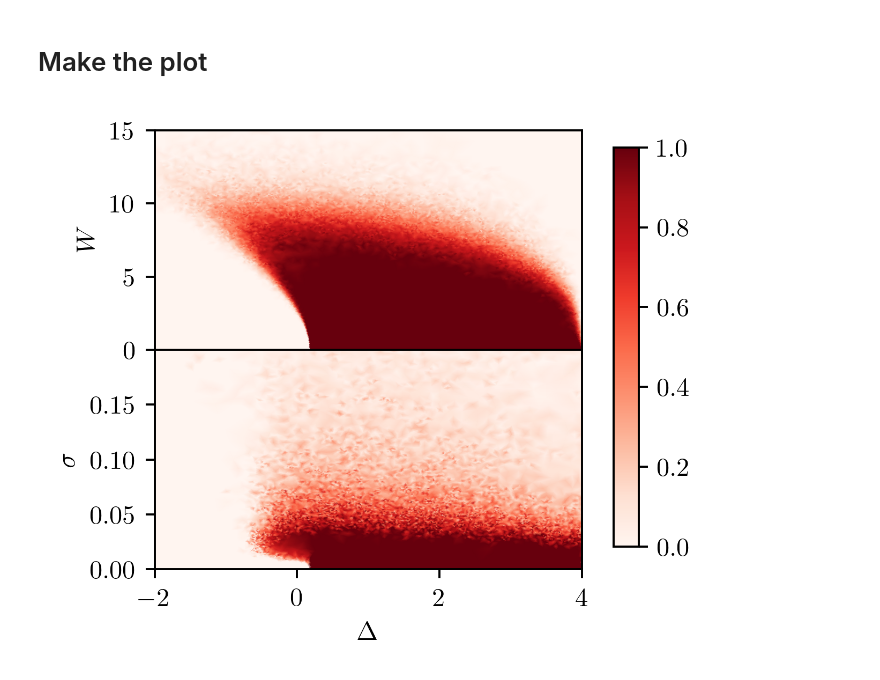
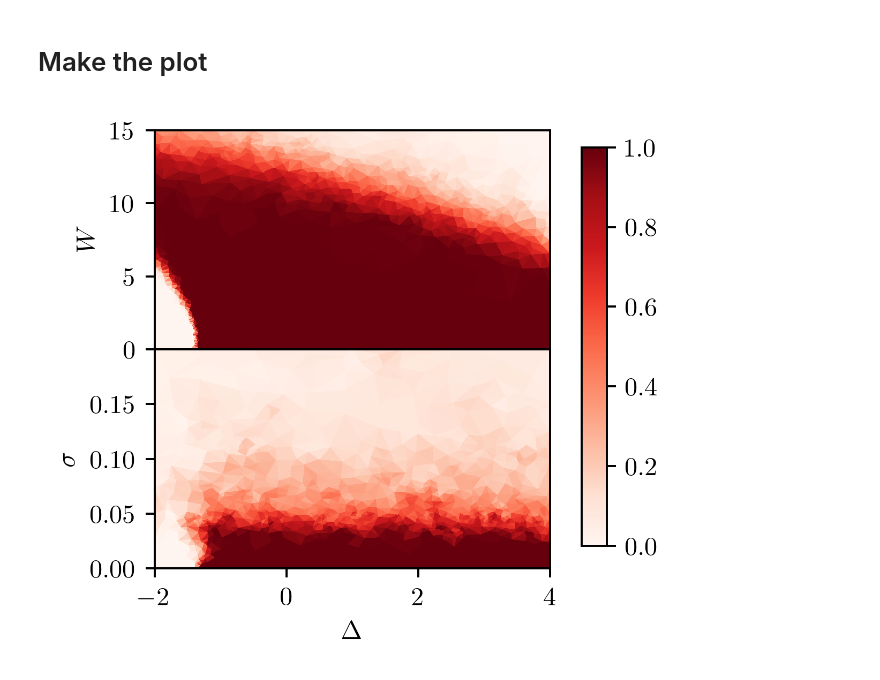
Before and after one commit to lauragoms/TAI-localizer, a Jupyter notebook: fig_2_version_2.ipynb, the cells around one changed output. Cells and saved outputs as stored; diff of their text form; code cells hidden in the pictures.

```diff
--- a/fig_2_version_2.ipynb
+++ b/fig_2_version_2.ipynb
@@ -45,7 +45,7 @@ aps_halfwidth = 3.375
 # %%
 # lattice parameters
 system_size = 10
-bond_distance = 1.3 / system_size
+bond_distance = 1.5 / system_size
 beta = 1
 sigma_bounds = (0.0, 0.2 / system_size)
 kappa_shift = 0
@@ -75,7 +75,7 @@ save = False
 
 def goal(l):
     # return l.loss() < 0.05  # continue until loss is small enough
-    return l.npoints > 10000  # continue until 1000 points
+    return l.npoints > 1000  # continue until 1000 points
 
 
 fname = "results/fig_2_"
@@ -125,7 +125,7 @@ learner_dis = adaptive.Learner2D(
     ],
 )
 
-learner_dis.load(f"{fname}onsite.pkl")
+# learner_dis.load(f"{fname}onsite.pkl")
 
 runner_dis = adaptive.Runner(
     learner_dis,
@@ -176,7 +176,7 @@ f = lambda sig_delta: param_obs_2b(
     kappa_spec=1,
     disorder_average=disorder_averages,
     beta=1,
-    bond_power=0,
+    bond_power=2,
 )
 
 learner_sig = adaptive.Learner2D(
@@ -187,7 +187,7 @@ learner_sig = adaptive.Learner2D(
     ],
 )
 
-learner_sig.load(f"{fname}structural_bond_0.pkl")
+# learner_sig.load(f"{fname}structural_bond_0.pkl")
 
 runner_sig = adaptive.Runner(
     learner_sig,
@@ -226,7 +226,7 @@ p1 = ax[0].tripcolor(
     positions[:, 1],
     triangle.triangles,
     specs,
-    shading="gouraud",
+    # shading="gouraud",
     cmap="Reds",
     clim=(0, 1),
 )
@@ -248,36 +248,38 @@ p2 = ax[1].tripcolor(
     positions[:, 1] * system_size,
     triangle.triangles,
     specs,
-    shading="gouraud",
+    # shading="gouraud",
     cmap="Reds",
     clim=(0, 1),
 )
 
 ax[0].set_xlim(delta_bounds)
 ax[1].set_xlim(delta_bounds)
 ax[0].set_ylim(disorder_bounds)
 ax[1].set_ylim(np.array(sigma_bounds) * system_size)
 
 ax[1].set_yticks([0, 0.05, 0.1, 0.15])
 
 # ax[0].set_xlabel(r"$\Delta$")
 ax[1].set_xlabel(r"$\Delta$")
 ax[0].set_ylabel(r"$W$")
 ax[1].set_ylabel(r"$\sigma$")
 
 
-fig.subplots_adjust(right=0.8)
-cbar_ax = fig.add_axes([0.85, 0.15, 0.04, 0.7])
+fig.subplots_adjust(right=0.75)
+cbar_ax = fig.add_axes([0.8, 0.15, 0.04, 0.7])
 fig.colorbar(p2, cax=cbar_ax)
 
+
+# t = ax[0].text(0.03,.95,'a)',backgroundcolor='1',alpha=1)
 # plt.colorbar(p1, ax=ax[0], aspect=16, shrink=0.9)
 # plt.colorbar(p2, ax=ax[1], aspect=16, shrink=0.9)
 
 # plt.tight_layout()
 
 # mpl.rcParams['ytick.major.pad'] = 8
 
 
-# plt.savefig("fig_2.pdf", dpi=300, bbox_inches="tight")
+plt.savefig("fig_2.pdf", dpi=350, bbox_inches="tight")
 # %% [output]
-[figure, old version]
+[figure, new version]
```
Also changed, not shown: parts of 1 cell of this notebook, 6 other files.
